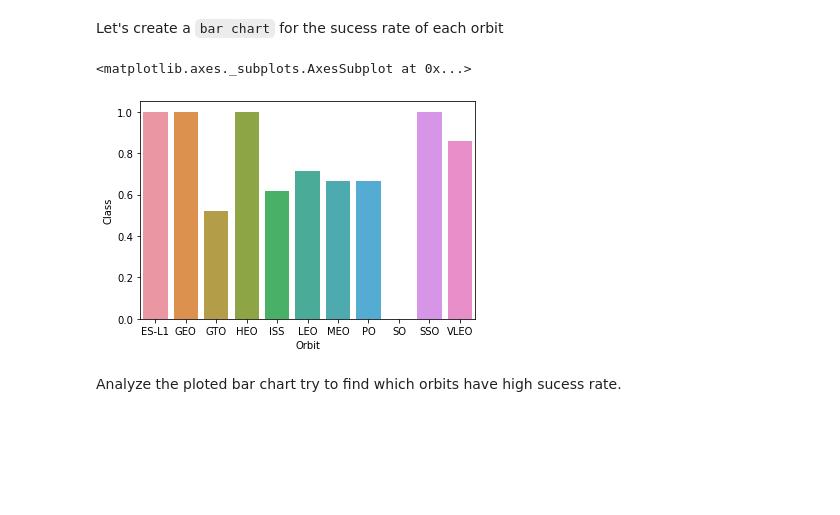
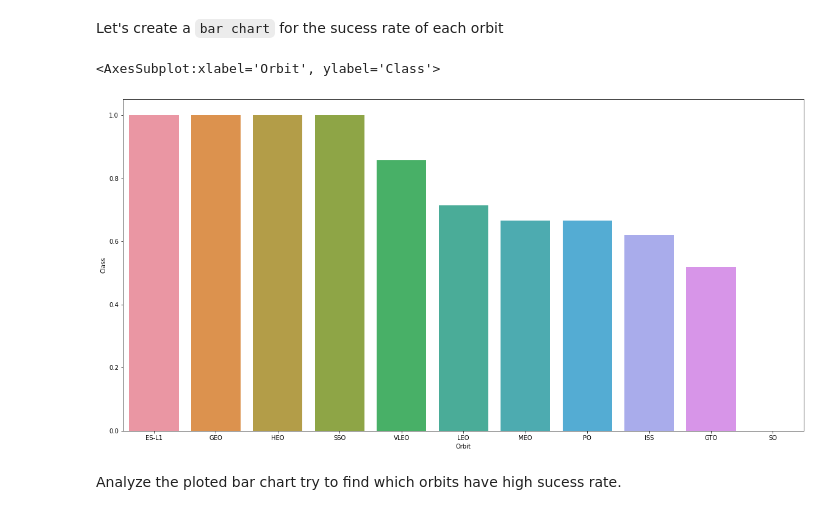
Before and after one commit to MerekeMW/IBM_data_sciense_sert, a Jupyter notebook: jupyter-labs-eda-dataviz (2).ipynb, the cells around one changed output. Drawn from its saved outputs; the diff is of its cells as text; code cells hidden in the pictures; blank space fills up the shorter version.

```diff
--- a/jupyter-labs-eda-dataviz (2).ipynb
+++ b/jupyter-labs-eda-dataviz (2).ipynb
@@ -114,12 +118,13 @@ Next, we want to visually check if there are any relationship between success ra
 Let's create a `bar chart` for the sucess rate of each orbit
 # %%
 # HINT use groupby method on Orbit column and get the mean of Class column
-df_for_bar=df.groupby('Orbit').mean().Class.to_frame()
+plt.figure(figsize=(20,10))
+df_for_bar=df.groupby('Orbit').mean().Class.sort_values(ascending=False).to_frame()
 df_for_bar
 sns.barplot(data=df_for_bar, x=df_for_bar.index, y="Class") # orient='h'
 # %% [output]
-<matplotlib.axes._subplots.AxesSubplot at 0x...>
+<AxesSubplot:xlabel='Orbit', ylabel='Class'>
-[figure, old version]
+[figure, new version]
 # %% [markdown]
 Analyze the ploted bar chart try to find which orbits have high sucess rate.
 # %% [markdown]
```
Also changed, not shown: parts of 4 cells of this notebook.
